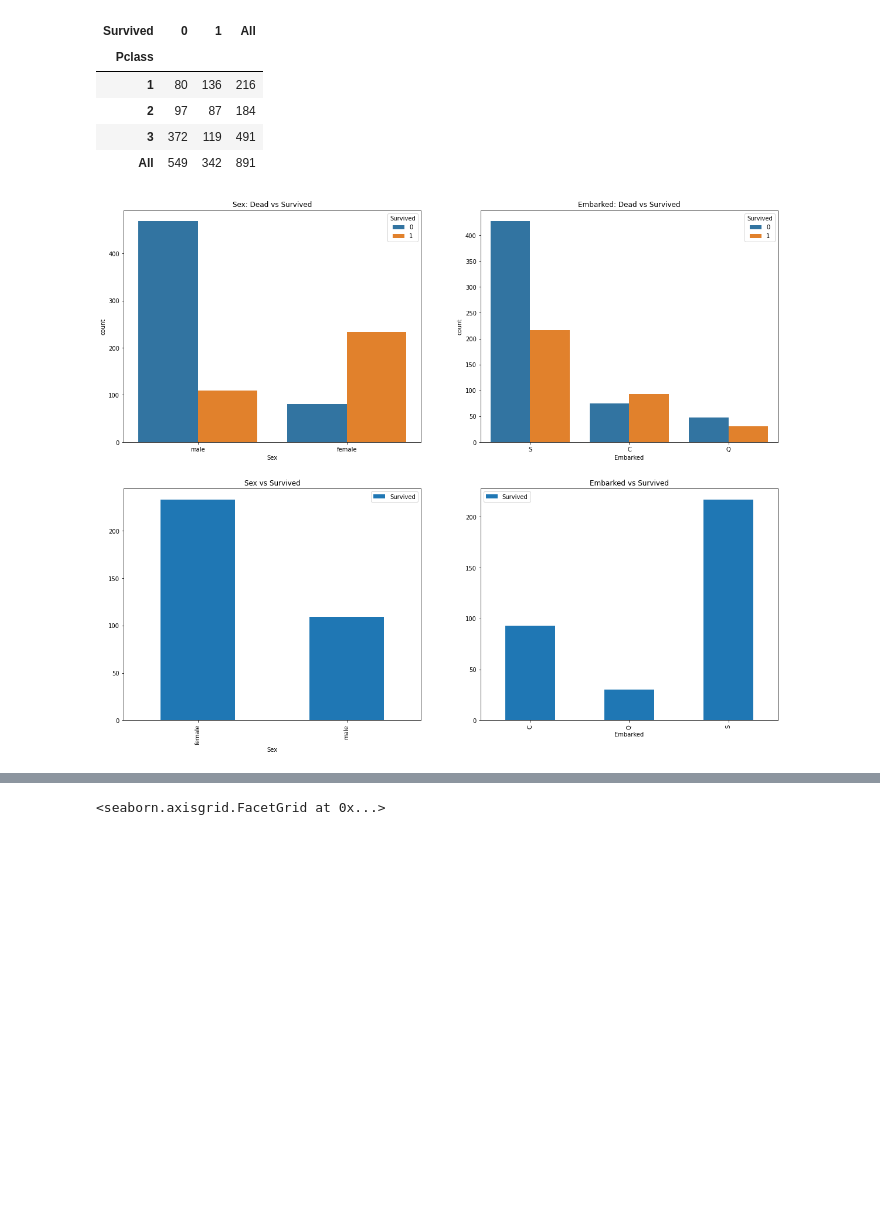
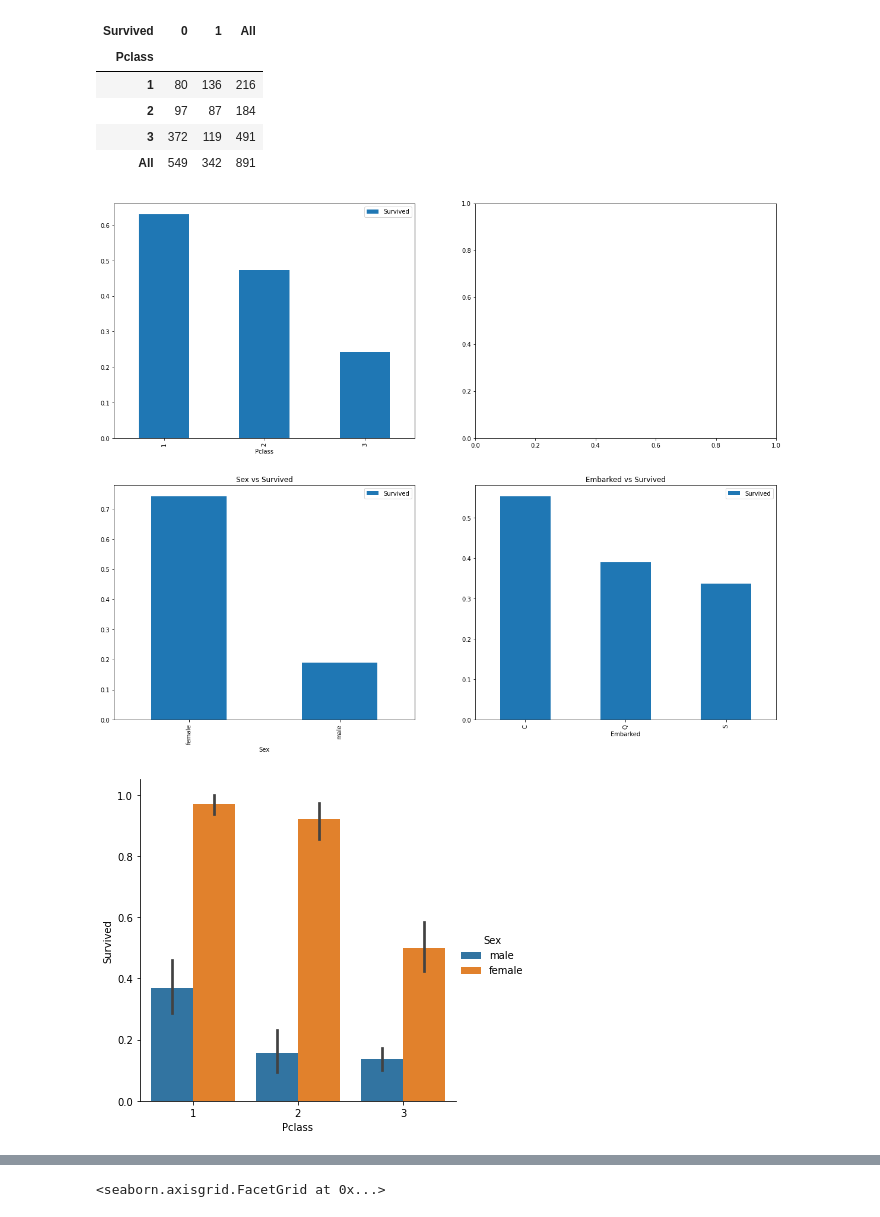
Before and after one commit to choiking10/kaggle-competition, a Jupyter notebook: Titanic.ipynb, the cells around one changed output, grey strips where cells are left out. Saved outputs shown, nothing was run; the diff lists cells and outputs as text; code cells hidden in the pictures; blank space fills up the shorter version.

Commit message:
Finish Data Correlation Analysis

```diff
--- a/Titanic.ipynb
+++ b/Titanic.ipynb
@@ -178,16 +178,25 @@ pd.crosstab(train_data["Pclass"], train_data["Survived"], margins=True).style.ba
 | All | 549 | 342 | 891 |
 # %%
 f, ax = plt.subplots(2, 2, figsize=(20, 16))
-sns.countplot('Sex', hue='Survived', data=train_data,ax=ax[0, 0])
-ax[0, 0].set_title("Sex: Dead vs Survived")
 
-sns.countplot('Embarked', hue="Survived", data=train_data, ax=ax[0, 1])
-ax[0, 1].set_title("Embarked: Dead vs Survived")
+# sns.countplot('Sex', hue='Survived', data=train_data,ax=ax[0, 0])
+# ax[0, 0].set_title("Sex: Dead vs Survived")
 
-train_data[["Sex", "Survived"]].groupby(["Sex"], as_index=True).sum().plot.bar(ax=ax[1, 0])
+# sns.countplot('Embarked', hue="Survived", data=train_data, ax=ax[0, 1])
+# ax[0, 1].set_title("Embarked: Dead vs Survived")
+
+# 이거가 중요한 insight 각 Column 별로 상관관계를 분석 가능
+train_data[["Pclass", "Survived"]].groupby("Pclass", as_index=True).mean().sort_values("Survived", ascending=False).plot.bar(ax=ax[0, 0])
+# 이거가 중요한 insight 각 Column 별로 상관관계를 분석 가능
+ax[0, 1] = sns.catplot(x="Pclass", y="Survived", hue="Sex", kind="bar", data=train_data)
+# sns.barplot(train_data[["Sex", "Pclass", "Survived"]].groupby(["Sex", "Pclass"], as_index=True).mean(), hue="Sex", ax=ax[0, 1])
+# 모두 불균형이 어느정도 있음
+#
+train_data[["Sex", "Survived"]].groupby(["Sex"], as_index=True).mean().sort_values("Survived", ascending=False).plot.bar(ax=ax[1, 0])
 ax[1, 0].set_title("Sex vs Survived")
-train_data[["Embarked", "Survived"]].groupby(["Embarked"], as_index=True).sum().plot.bar(ax=ax[1, 1])
+train_data[["Embarked", "Survived"]].groupby(["Embarked"], as_index=True).mean().sort_values("Survived", ascending=False).plot.bar(ax=ax[1, 1])
 ax[1, 1].set_title("Embarked vs Survived")
 f.show()
 # %% [output]
-[figure, old version]
+[figure, new version]
+[figure, added]
```
Also changed, not shown: parts of 10 cells of this notebook.
